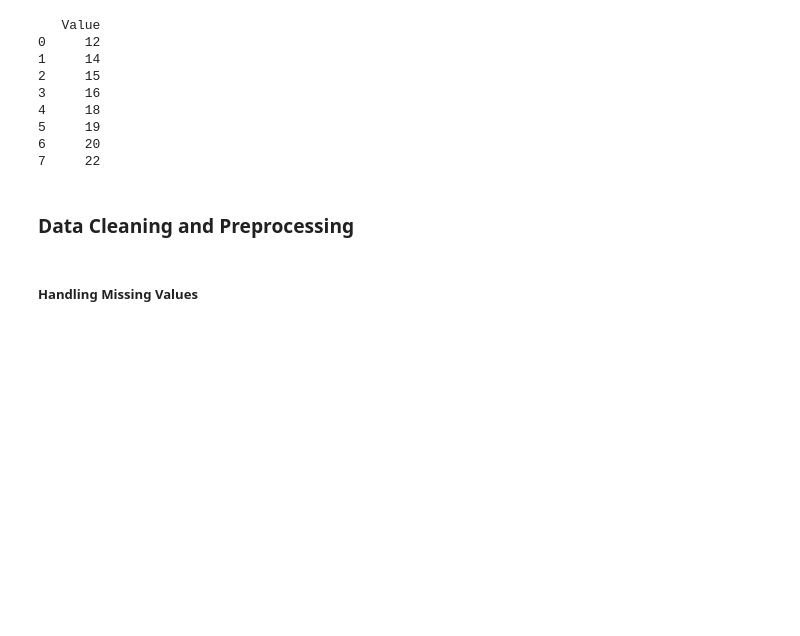
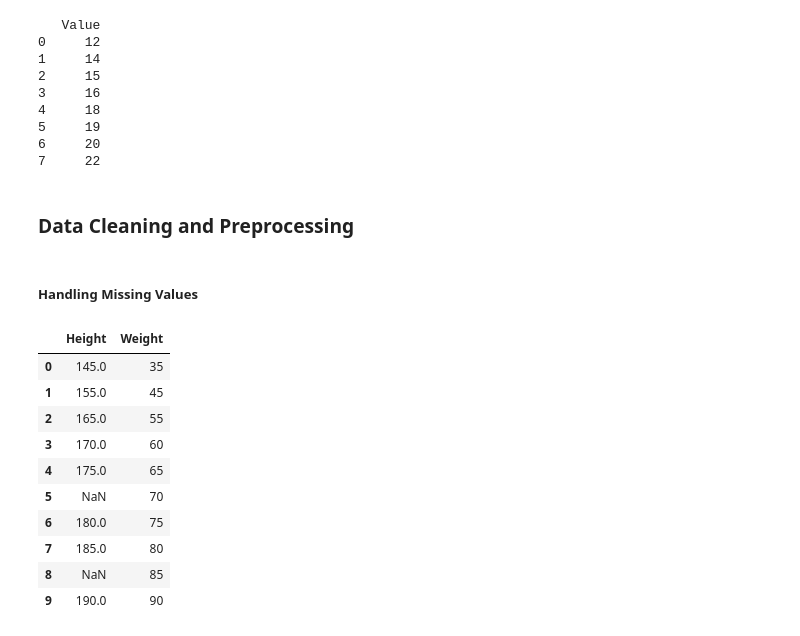
Before and after one commit to horacekangholie/ds-eda-data-preprocessing, a Jupyter notebook: notebooks/data_preprocessing.ipynb, the cells around one changed output. Saved outputs shown, nothing was run; the diff lists cells and outputs as text; code cells hidden in the pictures; blank space fills up the shorter version.

```diff
--- a/notebooks/data_preprocessing.ipynb
+++ b/notebooks/data_preprocessing.ipynb
@@ -235,3 +235,27 @@ print(df_cleaned)
 ### Data Cleaning and Preprocessing
 # %% [markdown]
 ##### Handling Missing Values
+# %%
+import pandas as pd
+import numpy as np
+
+# Build a simple height–weight dataset with two missing heights
+data = {
+    "Height": [145, 155, 165, 170, 175, np.nan, 180, 185, np.nan, 190],
+    "Weight": [35, 45, 55, 60, 65, 70, 75, 80, 85, 90]
+}
+
+df = pd.DataFrame(data)
+df
+# %% [output]
+|  | Height | Weight |
+| 0 | 145.0 | 35 |
+| 1 | 155.0 | 45 |
+| 2 | 165.0 | 55 |
+| 3 | 170.0 | 60 |
+| 4 | 175.0 | 65 |
+| 5 | NaN | 70 |
+| 6 | 180.0 | 75 |
+| 7 | 185.0 | 80 |
+| 8 | NaN | 85 |
+| 9 | 190.0 | 90 |
```
Also changed, not shown: parts of 8 cells of this notebook, 1 other file.
